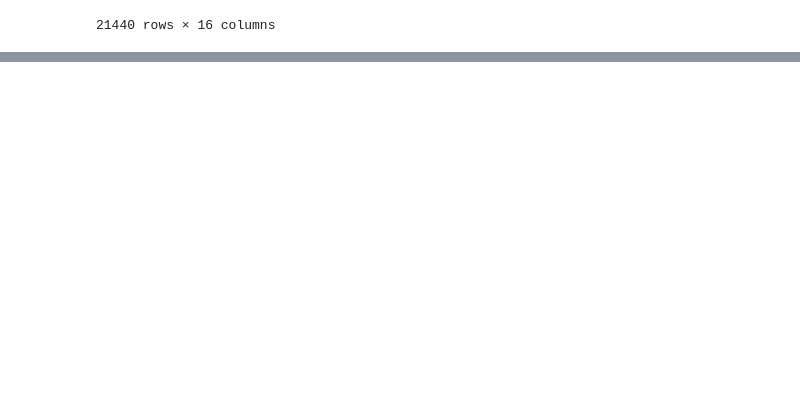
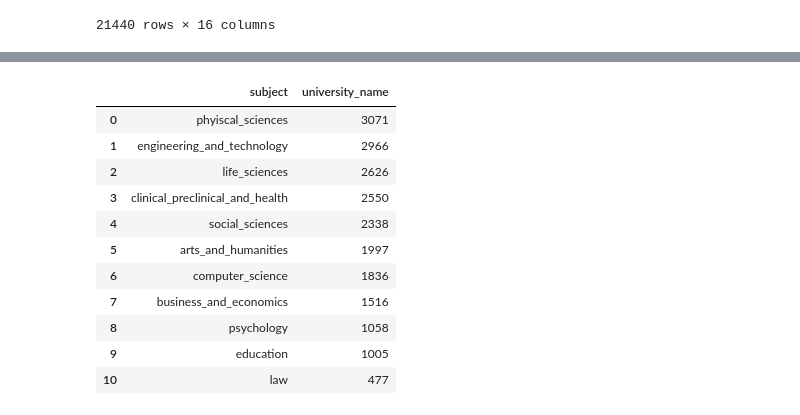
Before and after one commit to Pranshirastogi/Data-analytics-python-course-, a Jupyter notebook: mini project/mini_project.ipynb, the cells around one changed output, grey strips where cells are left out. Saved outputs shown, nothing was run; the diff lists cells and outputs as text; code cells hidden in the pictures; blank space fills up the shorter version.

```diff
--- a/mini project/mini_project.ipynb
+++ b/mini project/mini_project.ipynb
@@ -161,0 +211,17 @@ df
+# %%
+subject_count = df.subject.value_counts().reset_index()
+subject_count.columns = ['subject','university_name']
+subject_count
+# %% [output]
+|  | subject | university_name |
+| 0 | phyiscal_sciences | 3071 |
+| 1 | engineering_and_technology | 2966 |
+| 2 | life_sciences | 2626 |
+| 3 | clinical_preclinical_and_health | 2550 |
+| 4 | social_sciences | 2338 |
+| 5 | arts_and_humanities | 1997 |
+| 6 | computer_science | 1836 |
+| 7 | business_and_economics | 1516 |
+| 8 | psychology | 1058 |
+| 9 | education | 1005 |
+| 10 | law | 477 |
```
Also changed, not shown: parts of 15 cells of this notebook.
